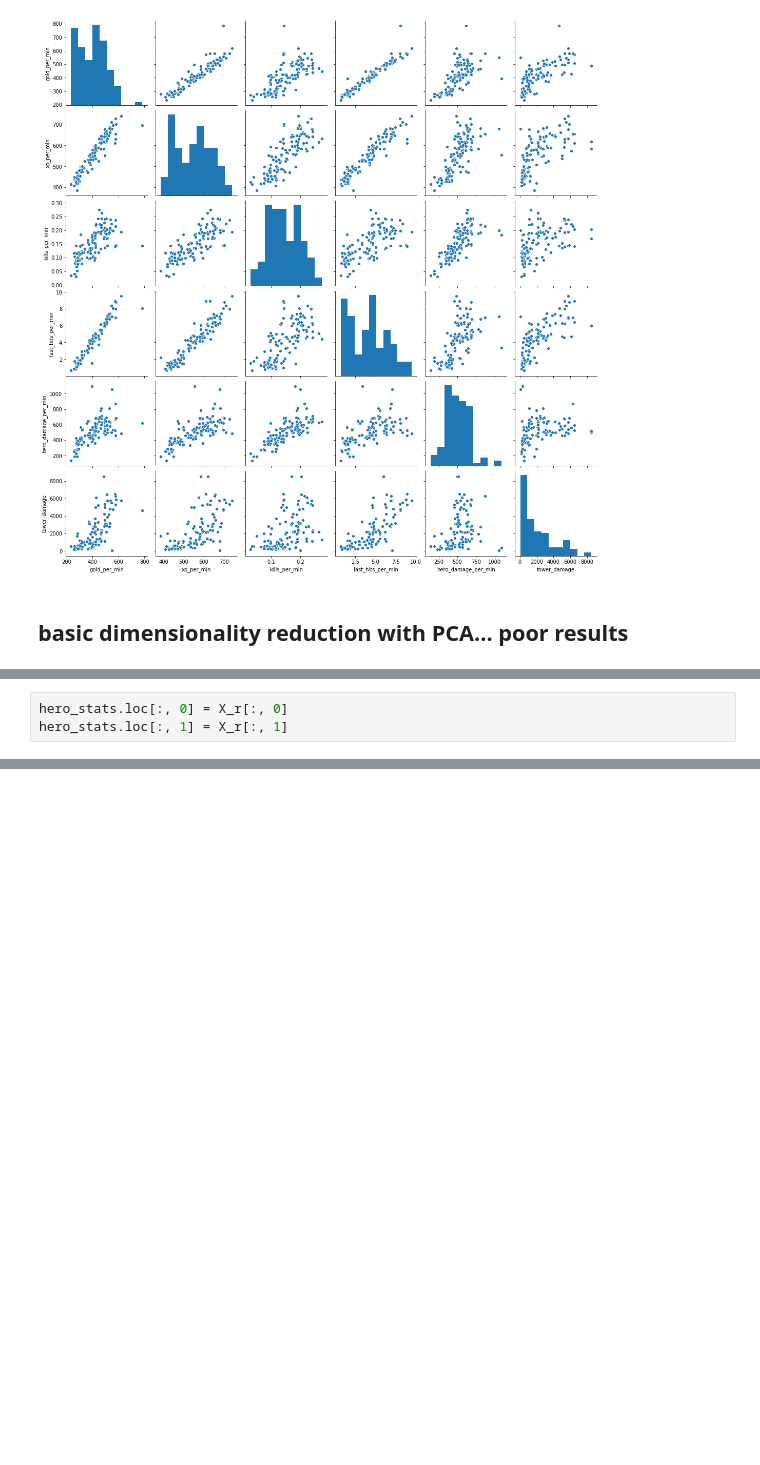
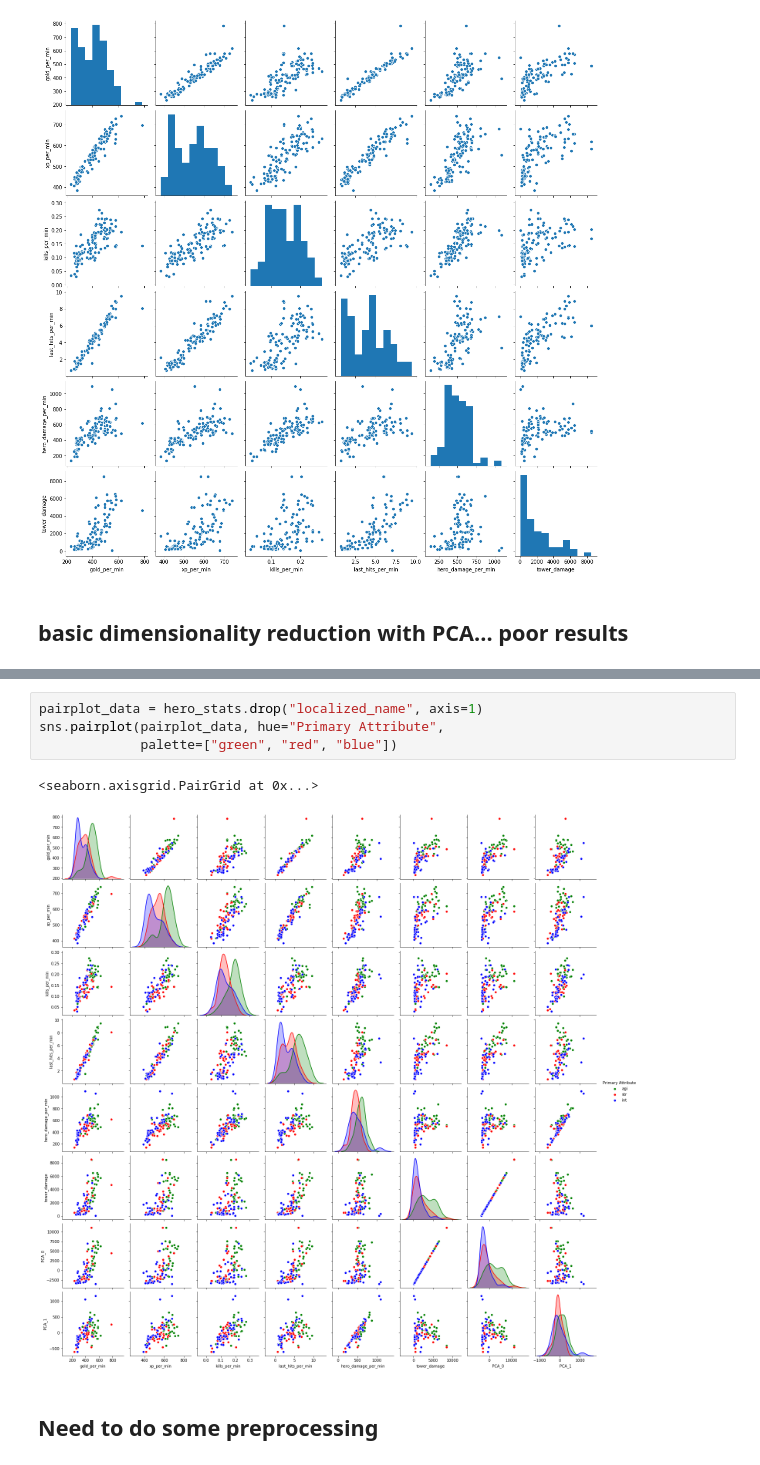
Before and after one commit to loftusa/Dota-Stats, a Jupyter notebook: data_cleaning.ipynb, the cells around one changed output, grey strips where cells are left out. Drawn from its saved outputs; the diff is of its cells as text; blank space fills up the shorter version.

```diff
--- a/data_cleaning.ipynb
+++ b/data_cleaning.ipynb
@@ -163,3 +173,0 @@ sns.relplot(x=0, y=1, hue="localized_name", data=hero_stats, palette="bright")
-# %%
-hero_stats.loc[:, 0] = X_r[:, 0]
-hero_stats.loc[:, 1] = X_r[:, 1]
@@ -165,0 +189,9 @@ hero_stats.loc[:, 1] = X_r[:, 1]
+# %%
+pairplot_data = hero_stats.drop("localized_name", axis=1)
+sns.pairplot(pairplot_data, hue="Primary Attribute",
+             palette=["green", "red", "blue"])
+# %% [output]
+<seaborn.axisgrid.PairGrid at 0x...>
+[figure, added]
+# %% [markdown]
+## Need to do some preprocessing
```
Also changed, not shown: parts of 20 cells of this notebook.
